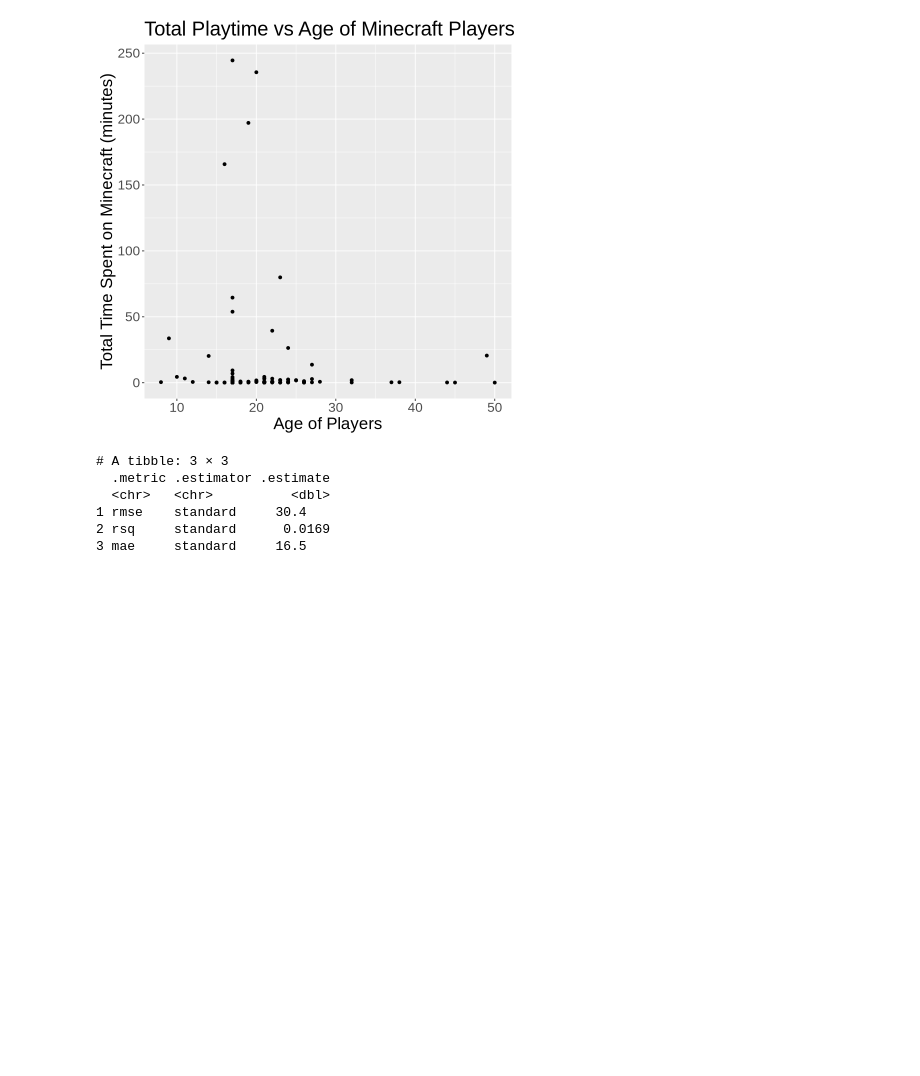
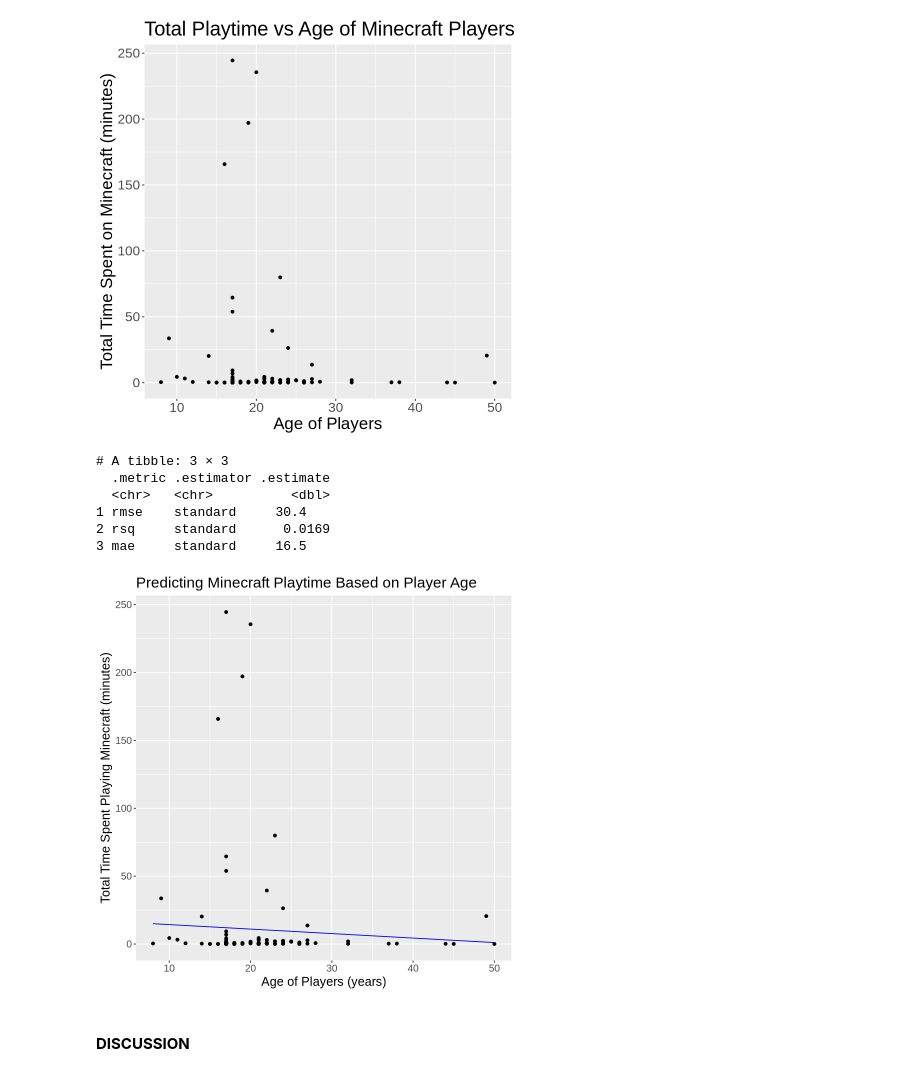
Before and after one commit to shayda27/dsci_project_s2025, a Jupyter notebook: final_project_dsci.ipynb, the cells around one changed output. Cells and saved outputs as stored; diff of their text form; code cells hidden in the pictures; blank space fills up the shorter version.

Commit message:
added project requirements
such as title, introduction, background, methods and results, and discussion.

unanswered currently

```diff
--- a/final_project_dsci.ipynb
+++ b/final_project_dsci.ipynb
@@ -189,3 +202,21 @@ print(lm_test_results)
 1 rmse    standard     30.4
 2 rsq     standard      0.0169
 3 mae     standard     16.5
+# %%
+#visualize!
+lm_preds<-lm_fit|>
+predict(minecraft_data)|>
+bind_cols(minecraft_data)
+
+minecraft_preds_plot<- ggplot(lm_preds, aes(x=age, y=total_minutes))+
+geom_point()+
+geom_line(aes(y=.pred), color="blue")+
+labs(x="Age of Players (years)", y= "Total Time Spent Playing Minecraft (minutes)",
+     title="Predicting Minecraft Playtime Based on Player Age")+
+theme(text=element_text(size=15))
+
+minecraft_preds_plot
+# %% [output]
+[figure, added]
+# %% [markdown]
+#### **DISCUSSION**
```
Also changed, not shown: parts of 3 cells of this notebook.
